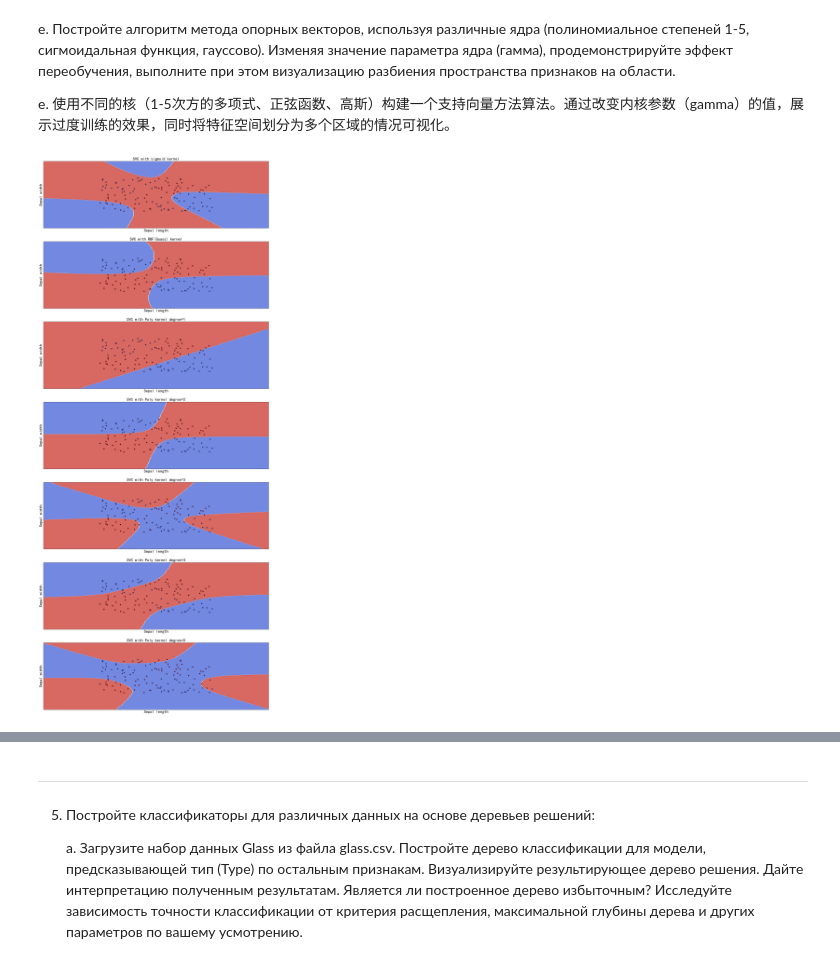
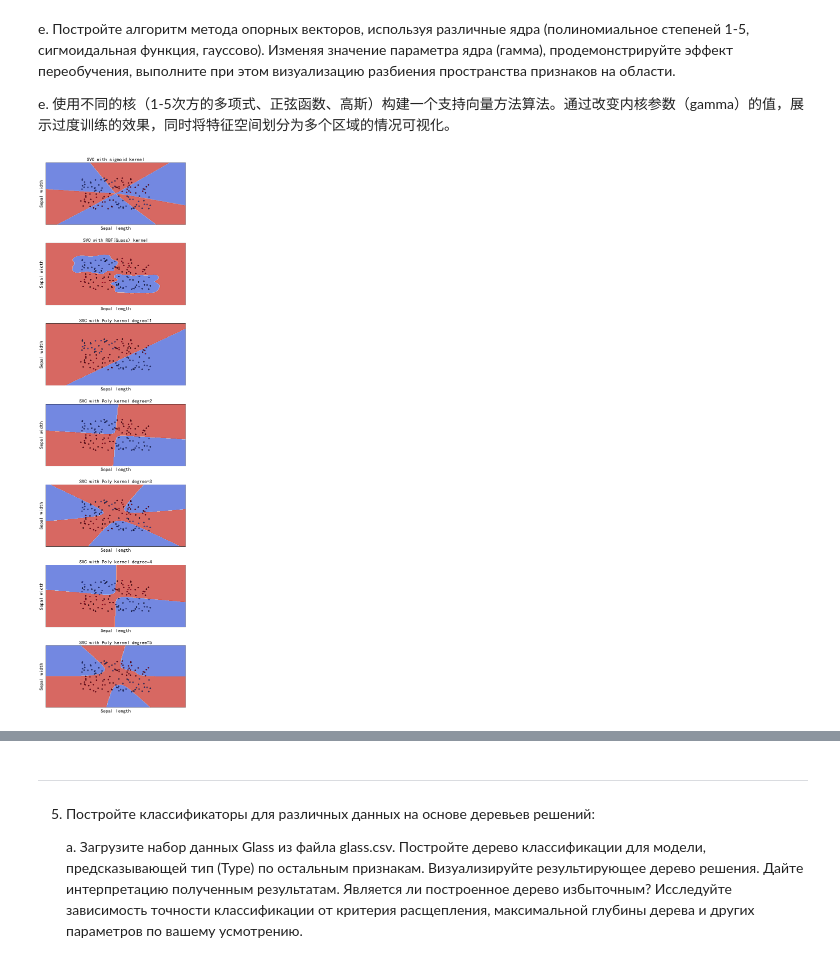
Before and after one commit to NekoSilverFox/Machine-learning, a Jupyter notebook: 129 - SPbSTU - lab1/100 - SPbSTU - lab1.ipynb, the cells around one changed output, grey strips where cells are left out. Saved outputs shown, nothing was run; the diff lists cells and outputs as text; code cells hidden in the pictures.

```diff
--- a/129 - SPbSTU - lab1/100 - SPbSTU - lab1.ipynb
+++ b/129 - SPbSTU - lab1/100 - SPbSTU - lab1.ipynb
@@ -587,11 +590,11 @@ C = 1.0  # SVM regularization parameter
 models = (svm.SVC(kernel='linear', C=C),
           svm.SVC(kernel='sigmoid', gamma=0.7, C=C),
           svm.SVC(kernel='rbf', degree=3, C=C),
-          svm.SVC(kernel='poly',degree=1 , C=C),
-          svm.SVC(kernel='poly',degree=2 , C=C),
-          svm.SVC(kernel='poly',degree=3 , C=C),
-          svm.SVC(kernel='poly',degree=4 , C=C),
-          svm.SVC(kernel='poly',degree=5 , C=C),)
+          svm.SVC(kernel='poly',degree=1, gamma='auto', C=C),
+          svm.SVC(kernel='poly',degree=2, gamma='auto', C=C),
+          svm.SVC(kernel='poly',degree=3, gamma='auto', C=C),
+          svm.SVC(kernel='poly',degree=4, gamma='auto', C=C),
+          svm.SVC(kernel='poly',degree=5, gamma='auto', C=C),)
 models = (clf.fit(X, y) for clf in models)
 
 # title for the plots
@@ -692,11 +695,11 @@ y_test = data_test.iloc[:, -1:].replace(to_replace=['red', 'green'], value=[0, 1
 C = 1.0  # SVM regularization parameter
 models = (svm.SVC(kernel='sigmoid', gamma=0.7, C=C),
           svm.SVC(kernel='rbf', degree=3, C=C),
-          svm.SVC(kernel='poly',degree=1 , C=C),
-          svm.SVC(kernel='poly',degree=2 , C=C),
-          svm.SVC(kernel='poly',degree=3 , C=C),
-          svm.SVC(kernel='poly',degree=4 , C=C),
-          svm.SVC(kernel='poly',degree=5 , C=C),)
+          svm.SVC(kernel='poly',degree=1, gamma='auto', C=C),
+          svm.SVC(kernel='poly',degree=2, gamma='auto', C=C),
+          svm.SVC(kernel='poly',degree=3, gamma='auto', C=C),
+          svm.SVC(kernel='poly',degree=4, gamma='auto', C=C),
+          svm.SVC(kernel='poly',degree=5, gamma='auto', C=C),)
 models = (clf.fit(X, y) for clf in models)
 
 # title for the plots
@@ -738,9 +741,12 @@ e.	Постройте алгоритм метода опорных вектор
 e.	使用不同的核（1-5次方的多项式、正弦函数、高斯）构建一个支持向量方法算法。通过改变内核参数（gamma）的值，展示过度训练的效果，同时将特征空间划分为多个区域的情况可视化。
 # %%
 import numpy as np
+import pandas as pd
 import matplotlib.pyplot as plt
 from sklearn import svm
+import warnings
 
+warnings.filterwarnings('ignore')
 
 def make_meshgrid(x, y, h=.02):
     """Create a mesh of points to plot in
@@ -794,7 +800,7 @@ y_test = data_test.iloc[:, -1:].replace(to_replace=['red', 'green'], value=[0, 1
 # we create an instance of SVM and fit out data. We do not scale our
 # data since we want to plot the support vectors
 C = 1.0  # SVM regularization parameter
-gamma=1
+gamma=50
 models = (svm.SVC(kernel='sigmoid', gamma=gamma, C=C),
           svm.SVC(kernel='rbf', degree=3, gamma=gamma, C=C),
           svm.SVC(kernel='poly',degree=1, gamma=gamma, C=C),
@@ -807,33 +813,33 @@ models = (clf.fit(X, y) for clf in models)
 # title for the plots
 titles = ('SVC with sigmoid kernel',
           'SVC with RBF(Guass) kernel',
           'SVC with Poly kernel degree=1',
           'SVC with Poly kernel degree=2',
           'SVC with Poly kernel degree=3',
           'SVC with Poly kernel degree=4',
           'SVC with Poly kernel degree=5')
 
 # Set-up 8x1 grid for plotting.
-fig, sub = plt.subplots(7, 1, figsize=(20, 50))
-plt.subplots_adjust(hspace=0.2)
+fig, sub = plt.subplots(7, 1, figsize=(10, 40))
+plt.subplots_adjust(hspace=0.3)
 
 X0, X1 = X[:, 0], X[:, 1]
 xx, yy = make_meshgrid(X0, X1)
 
 for clf, title, ax in zip(models, titles, sub.flatten()):
     #画出预测结果
     plot_contours(ax, clf, xx, yy,
                   cmap=plt.cm.coolwarm, alpha=0.8)
     #把原始点画上去
     ax.scatter(X0, X1, c=y, cmap=plt.cm.coolwarm, s=20, edgecolors='k')
     ax.set_xlim(xx.min(), xx.max())
     ax.set_ylim(yy.min(), yy.max())
     ax.set_xlabel('Sepal length', fontsize=20)
     ax.set_ylabel('Sepal width', fontsize=20)
     ax.set_xticks(())
     ax.set_yticks(())
     ax.set_title(title, fontsize=20)
 
 plt.show()
 # %% [output]
-[figure, old version]
+[figure, new version]
```
Also changed, not shown: parts of 5 cells of this notebook, 5 other files.
